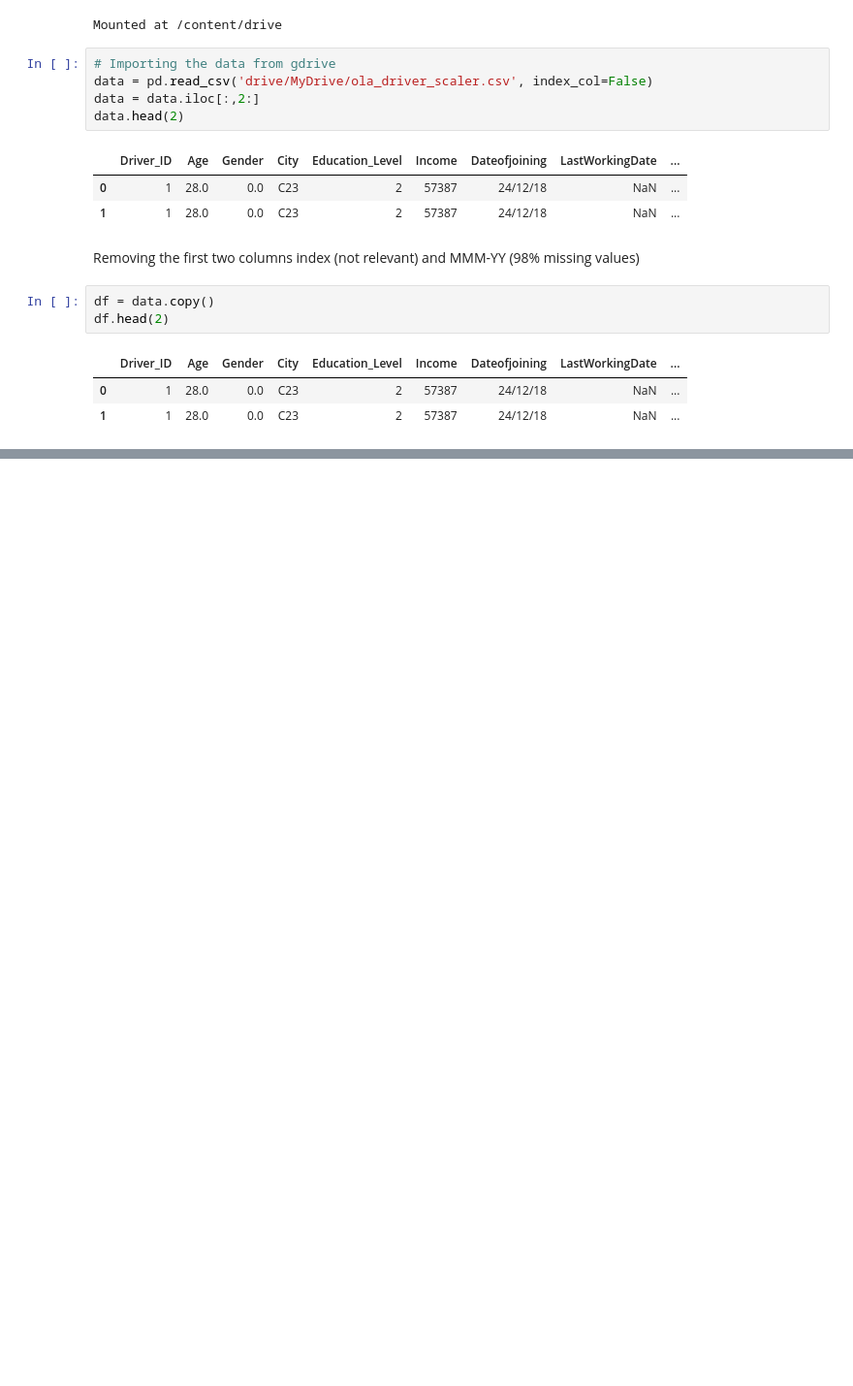
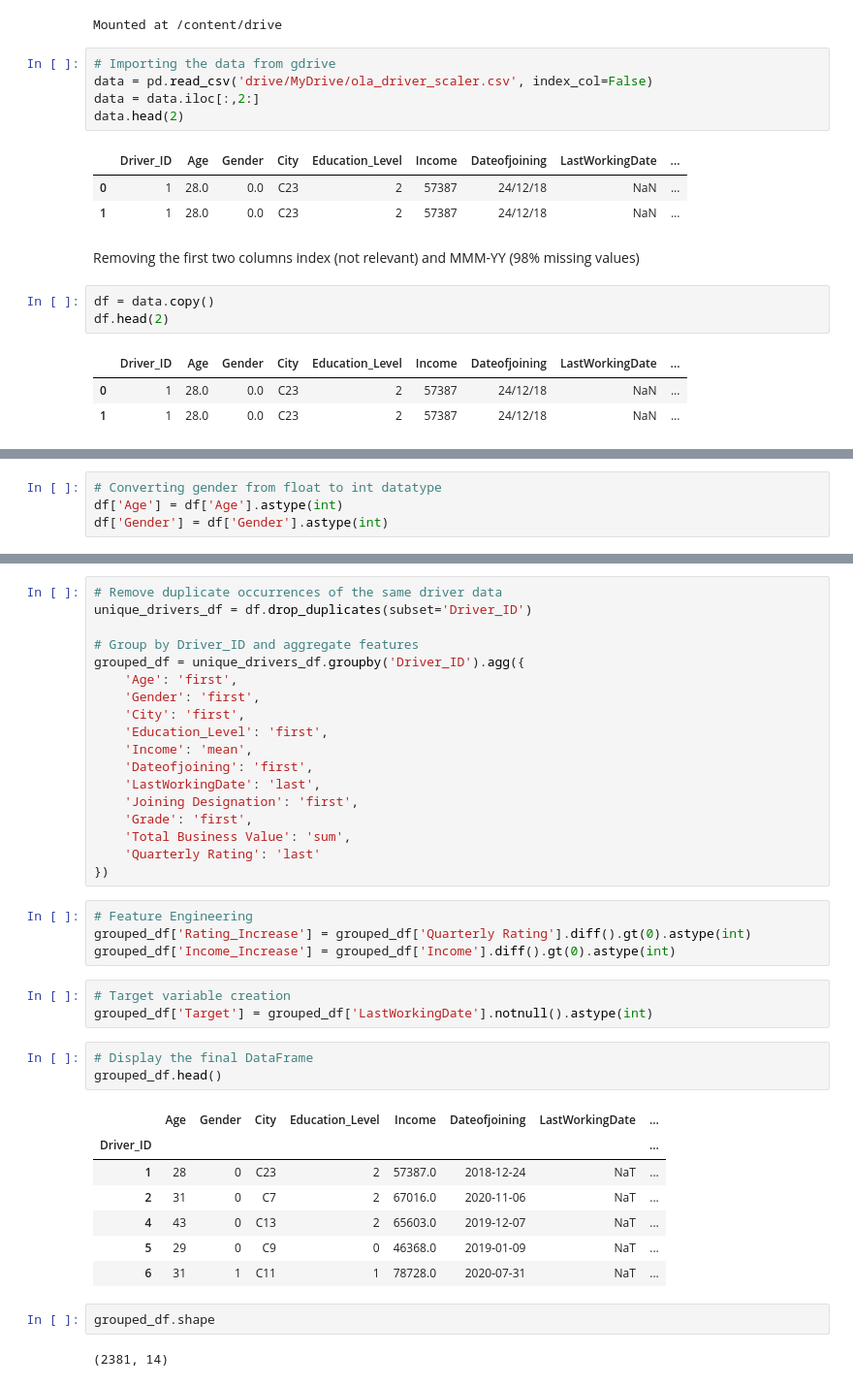
Before and after one commit to pradeepvaranasi/RideSharing_riderAttrition_casestudy, a Jupyter notebook: RideSharing_Casestudy_EnsembleLearning.ipynb, the cells around one changed output, grey strips where cells are left out. Shown: that part at 97% size. Cells and saved outputs as stored; diff of their text form; blank space fills up the shorter version.

```diff
--- a/RideSharing_Casestudy_EnsembleLearning.ipynb
+++ b/RideSharing_Casestudy_EnsembleLearning.ipynb
@@ -59,0 +154,4 @@ df.shape
+# %%
+# Converting gender from float to int datatype
+df['Age'] = df['Age'].astype(int)
+df['Gender'] = df['Gender'].astype(int)
@@ -59,0 +180,40 @@ df.shape
+# %%
+# Remove duplicate occurrences of the same driver data
+unique_drivers_df = df.drop_duplicates(subset='Driver_ID')
+
+# Group by Driver_ID and aggregate features
+grouped_df = unique_drivers_df.groupby('Driver_ID').agg({
+    'Age': 'first',
+    'Gender': 'first',
+    'City': 'first',
+    'Education_Level': 'first',
+    'Income': 'mean',
+    'Dateofjoining': 'first',
+    'LastWorkingDate': 'last',
+    'Joining Designation': 'first',
+    'Grade': 'first',
+    'Total Business Value': 'sum',
+    'Quarterly Rating': 'last'
+})
+# %%
+# Feature Engineering
+grouped_df['Rating_Increase'] = grouped_df['Quarterly Rating'].diff().gt(0).astype(int)
+grouped_df['Income_Increase'] = grouped_df['Income'].diff().gt(0).astype(int)
+# %%
+# Target variable creation
+grouped_df['Target'] = grouped_df['LastWorkingDate'].notnull().astype(int)
+# %%
+# Display the final DataFrame
+grouped_df.head()
+# %% [output]
+|  | Age | Gender | City | Education_Level | Income | Dateofjoining | LastWorkingDate | ... |
+| Driver_ID |  |  |  |  |  |  |  | ... |
+| 1 | 28 | 0 | C23 | 2 | 57387.0 | 2018-12-24 | NaT | ... |
+| 2 | 31 | 0 | C7 | 2 | 67016.0 | 2020-11-06 | NaT | ... |
+| 4 | 43 | 0 | C13 | 2 | 65603.0 | 2019-12-07 | NaT | ... |
+| 5 | 29 | 0 | C9 | 0 | 46368.0 | 2019-01-09 | NaT | ... |
+| 6 | 31 | 1 | C11 | 1 | 78728.0 | 2020-07-31 | NaT | ... |
+# %%
+grouped_df.shape
+# %% [output]
+(2381, 14)
```
Also changed, not shown: parts of 14 cells of this notebook.
